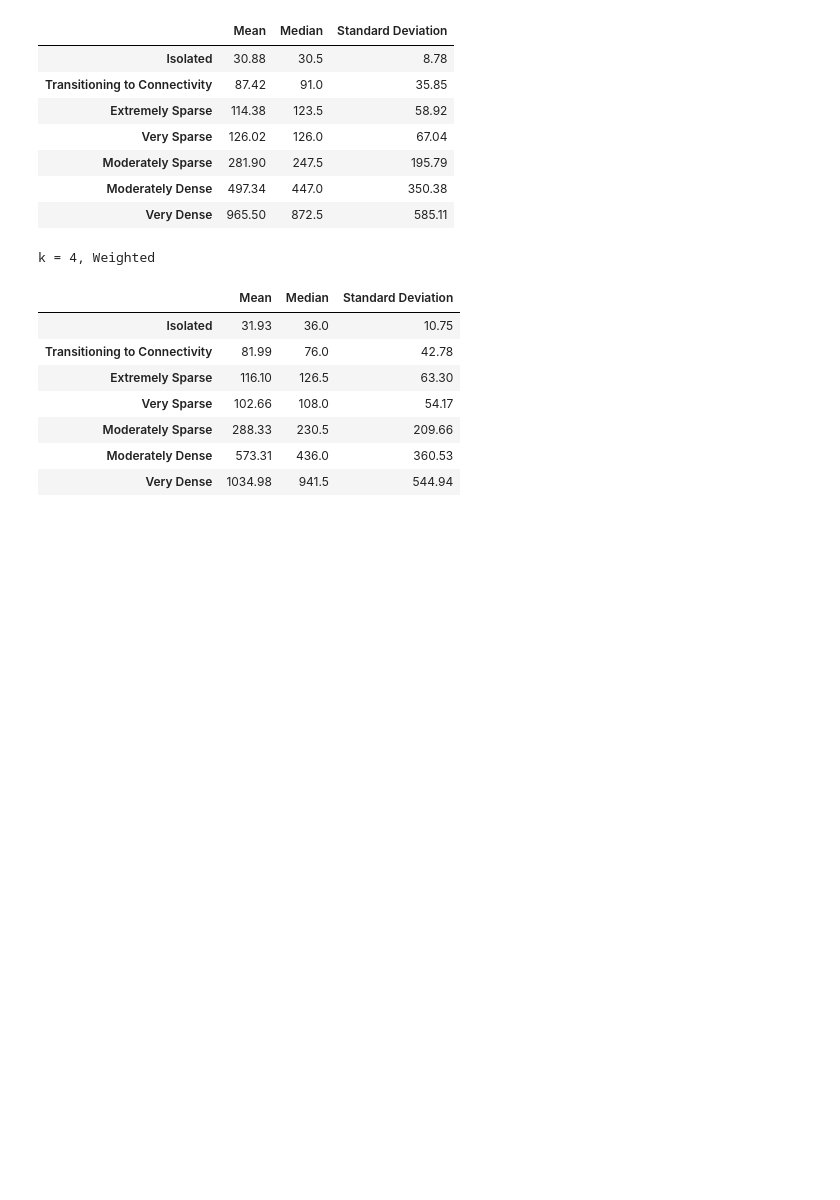
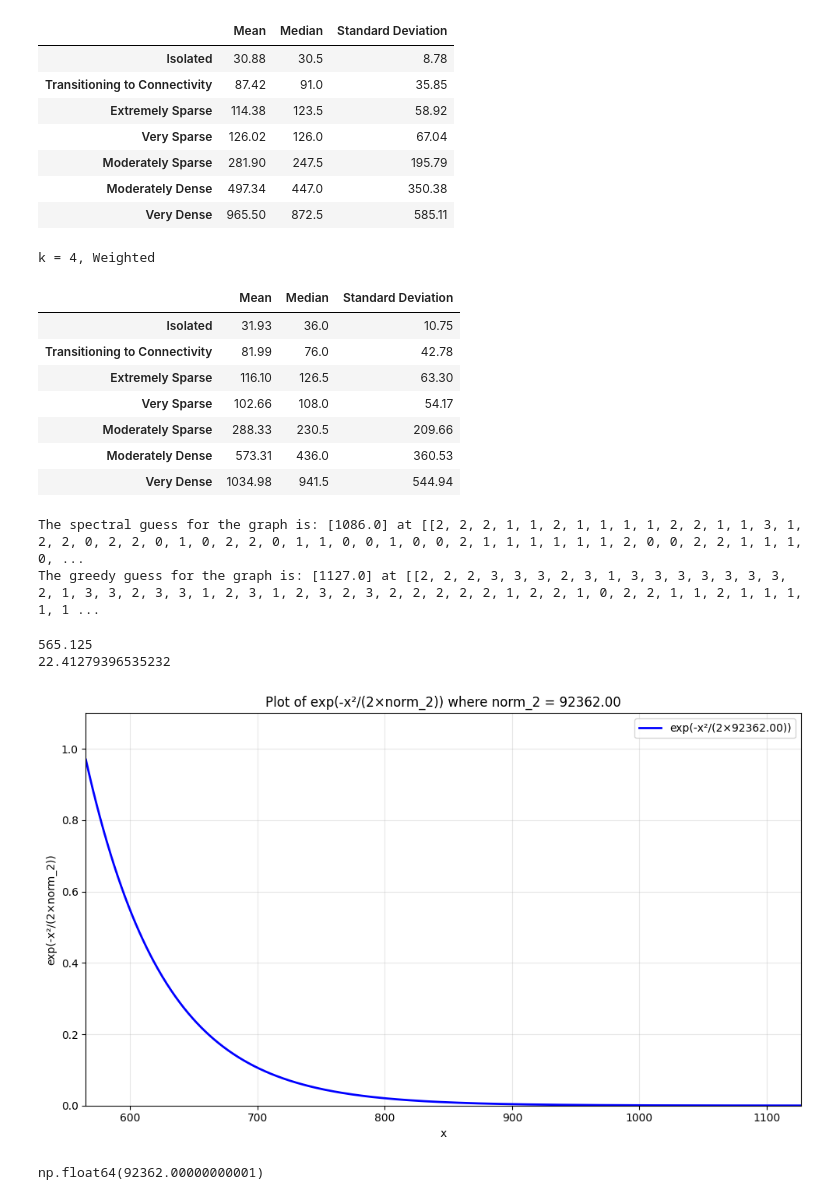
Before and after one commit to Soap-Suds/FourierGraphCut, a Jupyter notebook: Z_k-Greedy-Cut.ipynb, the cells around one changed output. Saved outputs shown, nothing was run; the diff lists cells and outputs as text; code cells hidden in the pictures; blank space fills up the shorter version.

```diff
--- a/Z_k-Greedy-Cut.ipynb
+++ b/Z_k-Greedy-Cut.ipynb
@@ -715,0 +757,24 @@ k = 4, Weighted
+# %%
+X = randdataset([100], 1, [0.3], name = '10 Vertex Graph with 0.3 edge probability')
+# %%
+Results = multitest(X, [4], showG = 0, showT = 0)
+multipresent(Results, eff = 1, max = 1)
+# %% [output]
+The spectral guess for the graph is: [1086.0] at [[2, 2, 2, 1, 1, 2, 1, 1, 1, 1, 2, 2, 1, 1, 3, 1, 2, 2, 0, 2, 2, 0, 1, 0, 2, 2, 0, 1, 1, 0, 0, 1, 0, 0, 2, 1, 1, 1, 1, 1, 1, 2, 0, 0, 2, 2, 1, 1, 1, 0, ...
+The greedy guess for the graph is: [1127.0] at [[2, 2, 2, 3, 3, 3, 2, 3, 1, 3, 3, 3, 3, 3, 3, 3, 2, 1, 3, 3, 2, 3, 3, 1, 2, 3, 1, 2, 3, 2, 3, 2, 2, 2, 2, 2, 1, 2, 2, 1, 0, 2, 2, 1, 1, 2, 1, 1, 1, 1, 1 ...
+# %%
+k = 3
+matrix = X[1][0][0]  # Extract the matrix from the dataset
+avg = (k)*np.sum(matrix)/(4*(k+1))
+sig = np.linalg.norm(matrix)/(np.sqrt(2*k))
+print(avg)
+print(sig)
+# %% [output]
+565.125
+22.41279396535232
+# %%
+plot_exp_function(3, X[1][0][0], x_range=(avg, Results[0][0]), num_points=1000)
+#plot_exp_function(3, X[1][0][0], x_range=(948, 1500), num_points=1000)
+# %% [output]
+[figure, added]
+np.float64(92362.00000000001)
```
Also changed, not shown: parts of 4 cells of this notebook, 52 other files.
